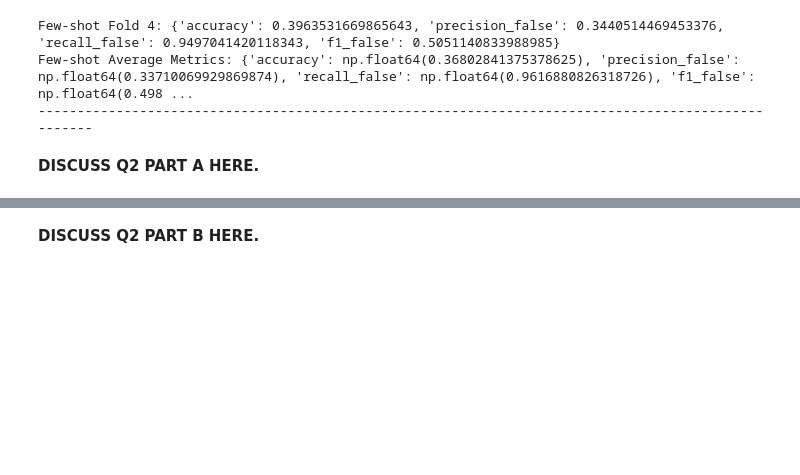
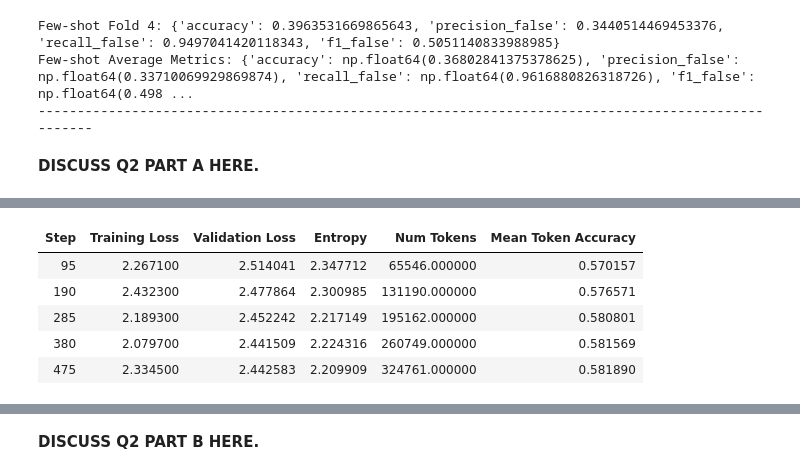
Before and after one commit to AlperenOvak/METU-CENG, a Jupyter notebook: CENG463/PA3/pa3_student_pack/e1234567_ceng463_pa3.ipynb, the cells around one changed output, grey strips where cells are left out. Cells and saved outputs as stored; diff of their text form; code cells hidden in the pictures; blank space fills up the shorter version.

Commit message:
CENG463 PA3: Q2-B & save model to drive

```diff
--- a/CENG463/PA3/pa3_student_pack/e1234567_ceng463_pa3.ipynb
+++ b/CENG463/PA3/pa3_student_pack/e1234567_ceng463_pa3.ipynb
@@ -1039,0 +1119,10 @@ Few-shot Average Metrics: {'accuracy': np.float64(0.36802841375378625), 'precisi
+# %%
+def create_fold_datasets(fold_idx):
+    train_texts, eval_texts, eval_labels, test_texts, test_labels = create_finetune_dataset(fold_idx)
+
+    # Create HuggingFace Datasets
+    train_dataset = Dataset.from_dict({"text": train_texts})
+    eval_dataset = Dataset.from_dict({"text": eval_texts, "label": eval_labels})
+    test_dataset = Dataset.from_dict({"text": test_texts, "label": test_labels})
+
+    return train_dataset, eval_dataset, test_dataset
@@ -1039,0 +1290,70 @@ Few-shot Average Metrics: {'accuracy': np.float64(0.36802841375378625), 'precisi
+# %%
+# Store metrics for all folds
+all_fold_metrics = []
+all_train_times = []
+
+for fold_idx in range(5):
+    print(f"\n{'='*50}")
+    print(f"FOLD {fold_idx + 1}/5")
+    print(f"{'='*50}")
+
+    # 1. Create datasets for this fold
+    train_dataset, eval_dataset, test_dataset = create_fold_datasets(fold_idx)
+    print(f"Train: {len(train_dataset)}, Eval: {len(eval_dataset)}, Test: {len(test_dataset)}")
+
+    # 2. Load fresh model for each fold
+    model = AutoModelForCausalLM.from_pretrained(
+        MODEL_NAME,
+        device_map="auto",
+        torch_dtype=torch.float16,
+        quantization_config=bnb_config,
+    )
+    model.config.use_cache = False
+    model = prepare_model_for_kbit_training(model)
+    model = get_peft_model(model, peft_config)
+
+    # 4. Create trainer
+    trainer = SFTTrainer(
+        model=model,
+        args=training_arguments,
+        train_dataset=train_dataset,
+        eval_dataset=eval_dataset,
+        peft_config=peft_config,
+        processing_class=tokenizer, # it changed
+    )
+
+    # 5. Train
+    start_time = time.time()
+    trainer.train()
+    train_time = time.time() - start_time
+    all_train_times.append(train_time)
+    print(f"Fold {fold_idx + 1} training time: {train_time:.2f}s")
+
+    # 6. TODO: Evaluate on test_dataset (inference step)
+    # We'll add this next
+    print("\nEvaluating...")
+    model.config.use_cache = True  # Enable cache for inference
+    predictions = get_predictions(model, tokenizer, test_dataset)
+    ground_truth = test_dataset["label"]
+
+    fold_metrics = evaluate_predictions(predictions, ground_truth)
+    all_fold_metrics.append(fold_metrics)
+    print(f"Fold {fold_idx + 1} metrics: {fold_metrics}")
+
+    if fold_idx == 4:  # Last fold
+        print(f"\nSaving final model to {output_dir}...")
+        trainer.save_model(output_dir)
+        tokenizer.save_pretrained(output_dir)
+        print("Model saved!")
+
+    # 8. Clean up GPU memory (skip cleanup on last fold if you want to keep using it)
+    if fold_idx < 4:
+        del model
+        del trainer
+        torch.cuda.empty_cache()
+
+
+print(f"\n{'='*50}")
+print("TRAINING COMPLETE")
+print(f"Average training time: {np.mean(all_train_times):.2f}s")
+# %% [output]
@@ -1039,0 +1380,6 @@ Few-shot Average Metrics: {'accuracy': np.float64(0.36802841375378625), 'precisi
+| Step | Training Loss | Validation Loss | Entropy | Num Tokens | Mean Token Accuracy |
+| 95 | 2.267100 | 2.514041 | 2.347712 | 65546.000000 | 0.570157 |
+| 190 | 2.432300 | 2.477864 | 2.300985 | 131190.000000 | 0.576571 |
+| 285 | 2.189300 | 2.452242 | 2.217149 | 195162.000000 | 0.580801 |
+| 380 | 2.079700 | 2.441509 | 2.224316 | 260749.000000 | 0.581569 |
+| 475 | 2.334500 | 2.442583 | 2.209909 | 324761.000000 | 0.581890 |
```
Also changed, not shown: parts of 14 cells of this notebook.
